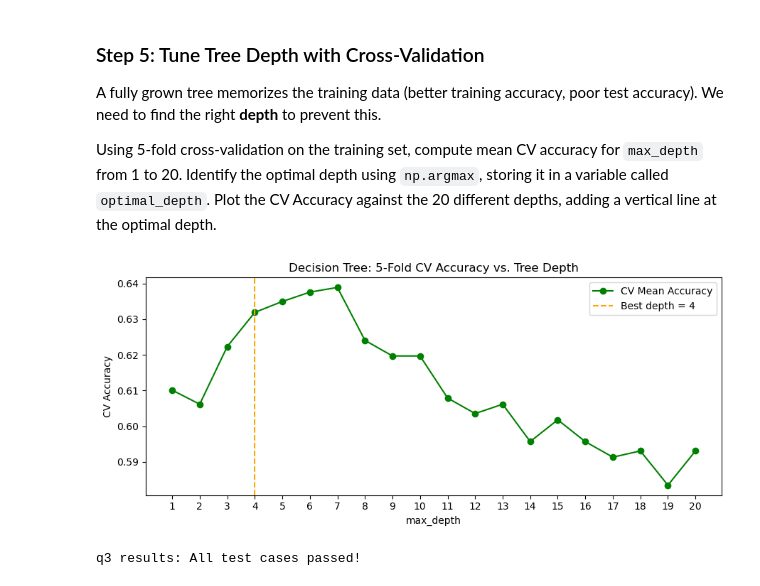
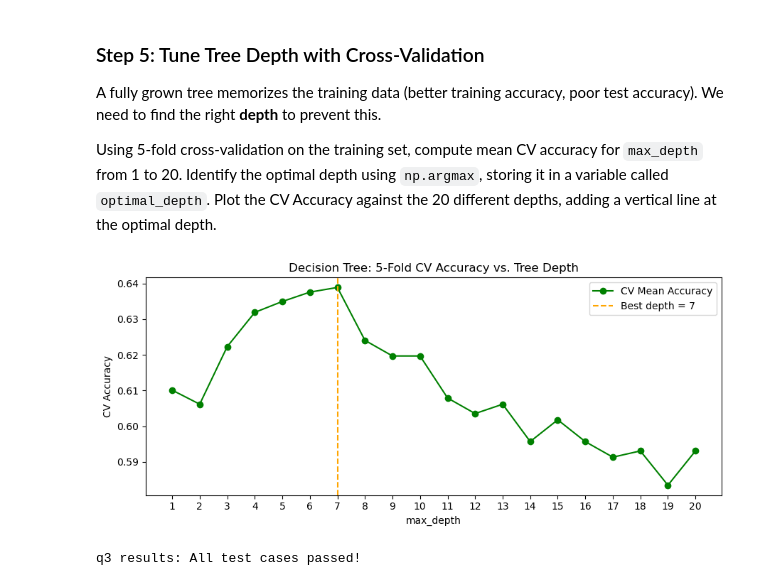
Before and after one commit to sofiasarak/assignment-3, a Jupyter notebook: task2/hw3-task2.ipynb, the cells around one changed output. Saved outputs shown, nothing was run; the diff lists cells and outputs as text; code cells hidden in the pictures.

```diff
--- a/task2/hw3-task2.ipynb
+++ b/task2/hw3-task2.ipynb
@@ -158,34 +166,34 @@ Using 5-fold cross-validation on the training set, compute mean CV accuracy for
 # %%
 # set depths to be between 1 and 20
 depths = range(1, 21)
 
 # create empty list that CV means will be stored into
 cv_means = []
 
 # iterate over depths, calculating and appending mean CV accuracy for each
 for depth in depths:
     dt = DecisionTreeClassifier(max_depth=depth, random_state=42)
     scores = cross_val_score(dt, X_train, y_train, cv=5, scoring='accuracy')
     cv_means.append(scores.mean())
 
 cv_means = np.array(cv_means)
 
 # save optimal depth (the depth where cv_means is the greatest)
 optimal_depth   =  list(depths)[np.argmax(cv_means)]
 
 # Plot CV accuracy against all 20 depths
 plt.figure(figsize=(9, 4))
 plt.plot(list(depths), cv_means, label='CV Mean Accuracy', marker='o', color = "green")
-plt.axvline(best_depth, color='orange', linestyle='--', label=f'Best depth = {best_depth}')
+plt.axvline(optimal_depth, color='orange', linestyle='--', label=f'Best depth = {optimal_depth}')
 plt.xlabel('max_depth')
 plt.ylabel('CV Accuracy')
 plt.xticks(list(depths))
 plt.title('Decision Tree: 5-Fold CV Accuracy vs. Tree Depth')
 plt.legend()
 plt.tight_layout()
 plt.show()
 # %% [output]
-[figure, old version]
+[figure, new version]
 # %%
 grader.check("q3")
 # %% [output]
```
Also changed, not shown: parts of 20 cells of this notebook, 1 other file.
